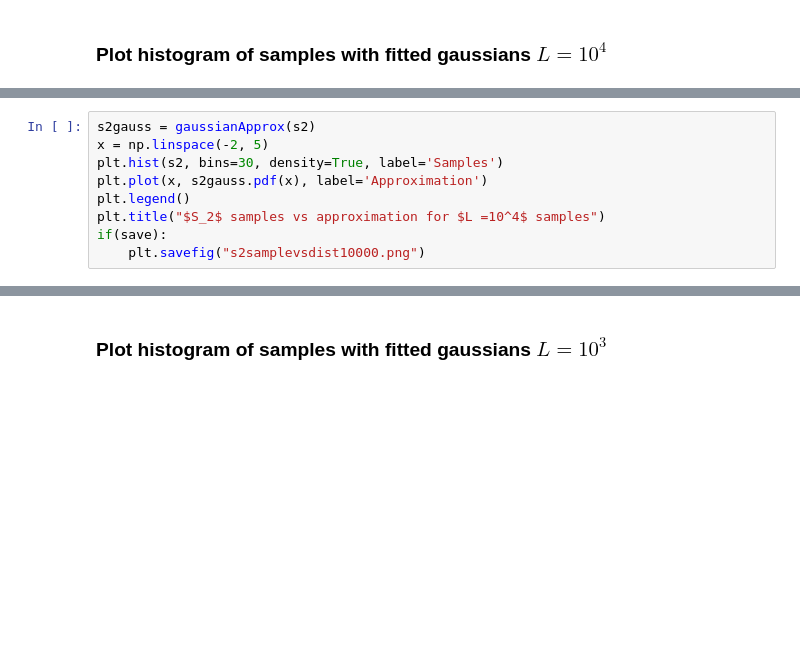
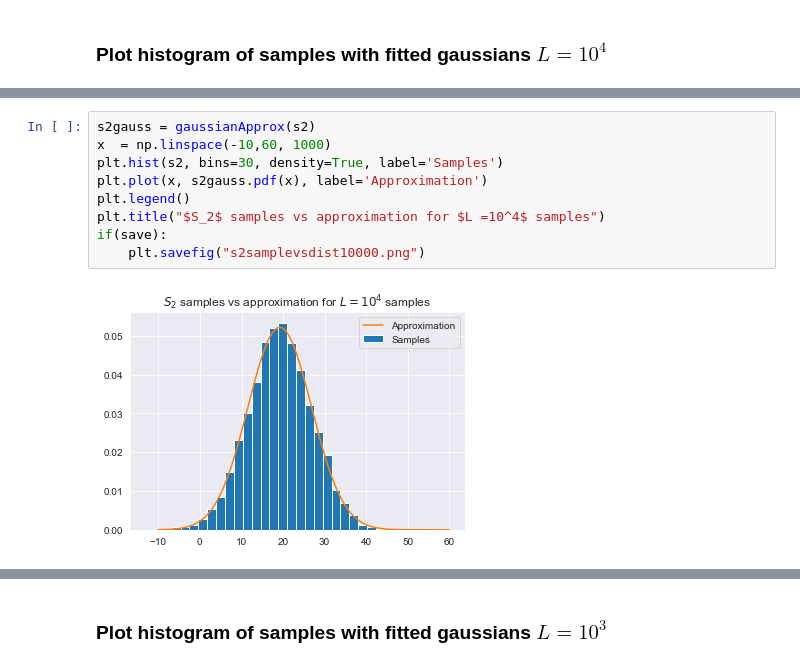
Before and after one commit to bcwein/1RT705APML-Project, a Jupyter notebook: runme.ipynb, the cells around one changed output, grey strips where cells are left out. Drawn from its saved outputs; the diff is of its cells as text; blank space fills up the shorter version.

```diff
--- a/runme.ipynb
+++ b/runme.ipynb
@@ -165,9 +179,11 @@ if(save):
 # %%
 s2gauss = gaussianApprox(s2)
-x = np.linspace(-2, 5)
+x  = np.linspace(-10,60, 1000)
 plt.hist(s2, bins=30, density=True, label='Samples')
 plt.plot(x, s2gauss.pdf(x), label='Approximation')
 plt.legend()
 plt.title("$S_2$ samples vs approximation for $L =10^4$ samples")
 if(save):
     plt.savefig("s2samplevsdist10000.png")
+# %% [output]
+[figure, added]
```
Also changed, not shown: parts of 47 cells of this notebook.
